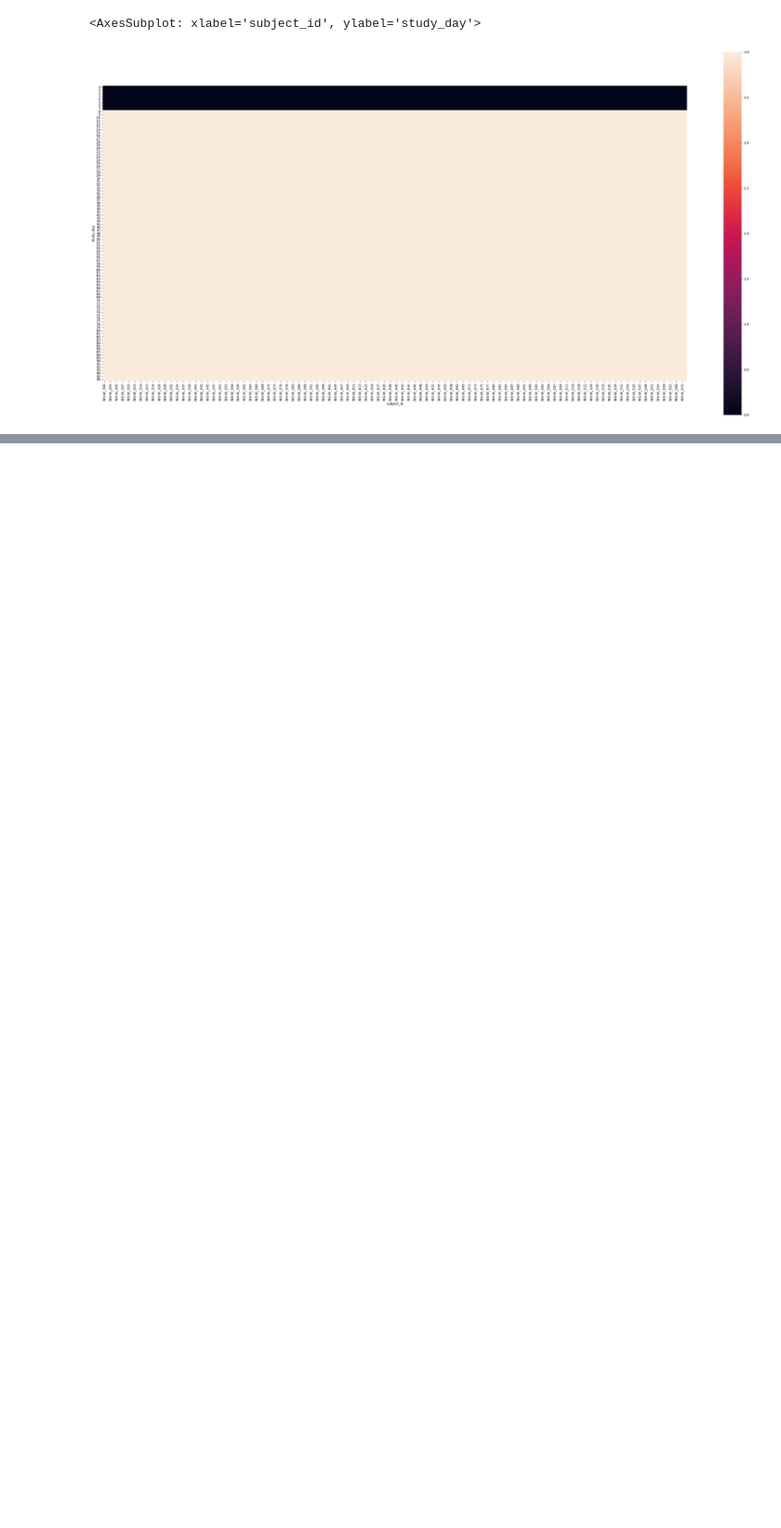
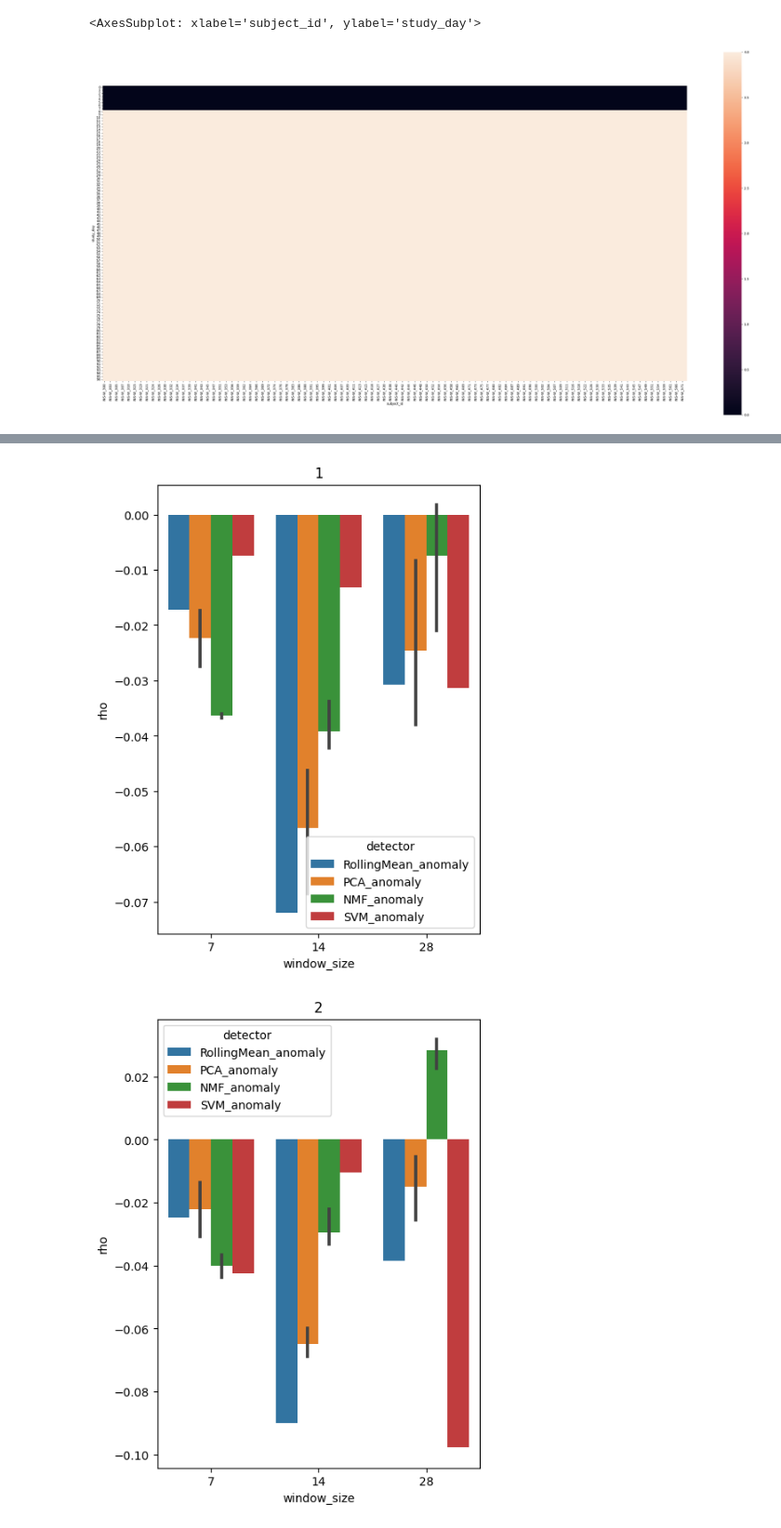
Before and after one commit to akre96/mhealth_anomaly_detection, a Jupyter notebook: notebooks/import_GLOBEM.ipynb, the cells around one changed output, grey strips where cells are left out. Shown at 93% size. Saved outputs shown, nothing was run; the diff lists cells and outputs as text; code cells hidden in the pictures; blank space fills up the shorter version.

```diff
--- a/notebooks/import_GLOBEM.ipynb
+++ b/notebooks/import_GLOBEM.ipynb
@@ -588,0 +511,14 @@ phq_anomalies.describe().round(2)
+# %%
+for p, p_df in corr.groupby('period'):
+    fig, ax = plt.subplots(figsize=(5,7))
+    sns.barplot(
+        x='window_size',
+        y='rho',
+        data=p_df,
+        hue='detector',
+        ax=ax
+    )
+    ax.set_title(p)
+# %% [output]
+[figure, added]
+[figure, added]
```
Also changed, not shown: parts of 41 cells of this notebook, 4 other files.
